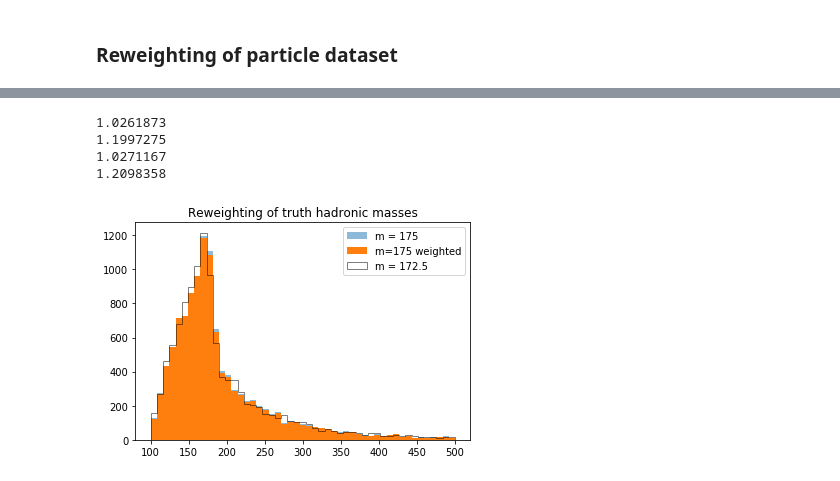
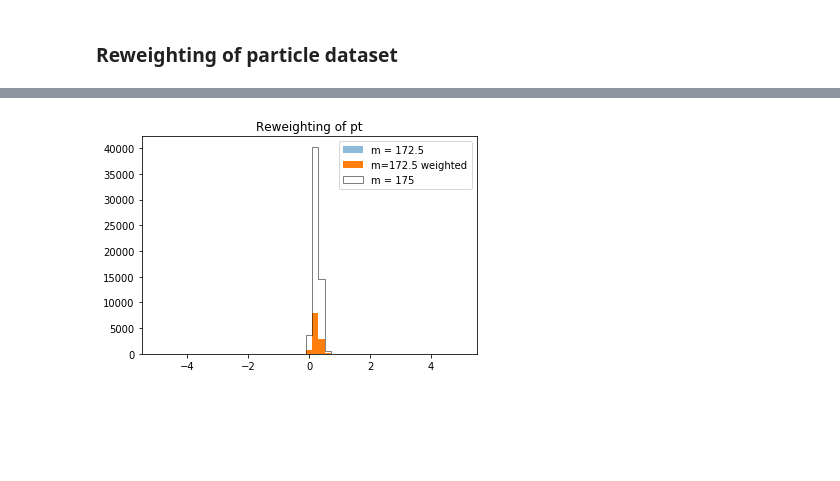
Before and after one commit to cha-suaysom/DCTREventGeneration, a Jupyter notebook: top_mass_jet_reweighting.ipynb, the cells around one changed output, grey strips where cells are left out. Cells and saved outputs as stored; diff of their text form; code cells hidden in the pictures; blank space fills up the shorter version.

```diff
--- a/top_mass_jet_reweighting.ipynb
+++ b/top_mass_jet_reweighting.ipynb
@@ -205,0 +94,12 @@ _________________________________________________________________
+# %%
+import energyflow as ef
+from energyflow.archs import PFN
+from energyflow.utils import data_split, remap_pids, to_categorical
+
+# network architecture parameters
+Phi_sizes = (100,100, 128)
+F_sizes = (100,100, 100)
+
+dctr_model = PFN(input_dim=4,
+           Phi_sizes=Phi_sizes, F_sizes=F_sizes,
+           summary=False)
@@ -206,10 +126,9 @@ _________________________________________________________________
 # %%
-earlystopping = EarlyStopping(patience = 10,
-                              restore_best_weights=True)
-dctr_model.fit(X_train, Y_train,
-          epochs=20,
-          batch_size = 100,
-          validation_data = (X_test, Y_test),
-          callbacks = [earlystopping])
+history = dctr_model.fit(X_train, Y_train,
+                    epochs = 100,
+                    batch_size = 10,
+                    validation_data = (X_test, Y_test),
+                    verbose = 1,
+                    callbacks = callbacks)
 # %% [output]
 Train on 73868 samples, validate on 18468 samples
@@ -272,10 +165,3 @@ plt.show()
-# %%
-print(max(weights_0))
-print(max(1/weights_0))
-print(max(weights_1))
-print(max(1/weights_1))
-# %% [output]
-1.0261873
-1.1997275
-1.0271167
-1.2098358
+# %%
+X0_test = test_had_mass
+X1_test = preprocess_data(np.load(data_dir + 'part_175_0_6j.npy')[:,[1,4,5],:-1])
@@ -282,11 +171,14 @@ print(max(1/weights_1))
+# %%
+preds = dctr_model.predict(X0_test)
+weights = preds[:,1]/preds[:,0]
 # %%
-bins = np.linspace(100,500,50)
-plt.title("Reweighting of truth hadronic masses")
+bins = np.linspace(-5,5,50)
+plt.title("Reweighting of pt")
 
-target_data_hist = plt.hist(X1_test[:,0], bins = bins, alpha = 0.5, label = 'm = 175')[0]
-reweight_data_hist = plt.hist(X1_test[:,0], bins = bins, label = 'm=175 weighted', weights=weights_1)[0]
-default_data_hist = plt.hist(X0_test[:,0], bins = bins, alpha = 0.5, label = 'm = 172.5',histtype='step', color='k')[0]
+target_data_hist = plt.hist(X0_test[:,2,3], bins = bins, alpha = 0.5, label = 'm = 172.5')[0]
+reweight_data_hist = plt.hist(X0_test[:,2,3], bins = bins, label = 'm=172.5 weighted', weights=weights)[0]
+default_data_hist = plt.hist(X1_test[:,2,3], bins = bins, alpha = 0.5, label = 'm = 175',histtype='step', color='k')[0]
 plt.legend()
 plt.show()
 # %% [output]
-[figure, old version]
+[figure, new version]
```
Also changed, not shown: parts of 35 cells of this notebook, 1 other file.
